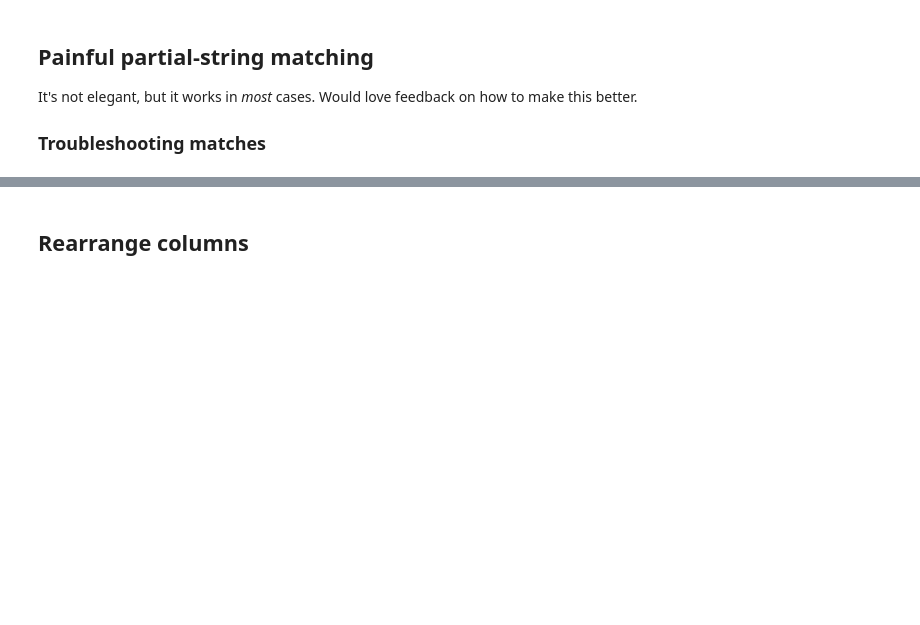
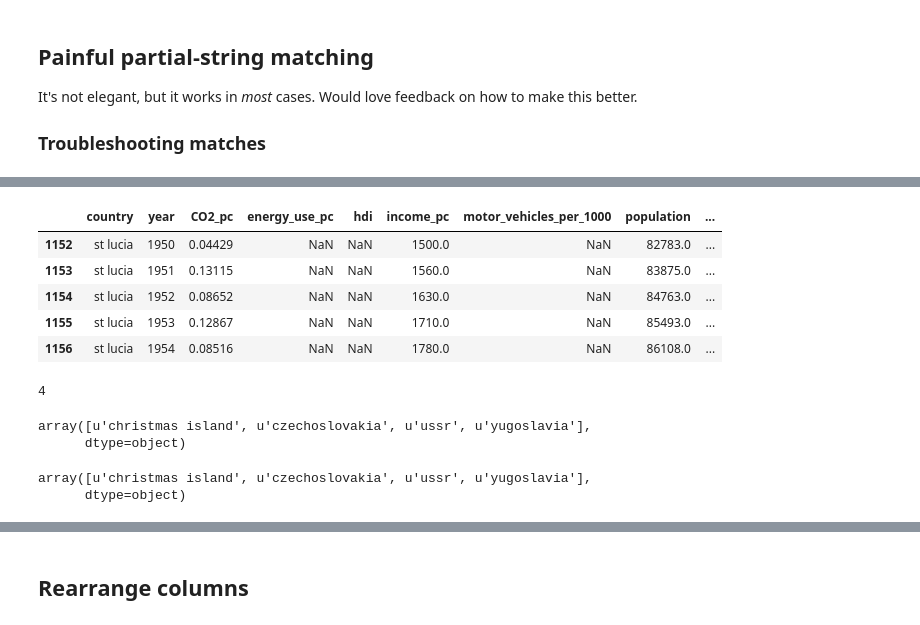
Before and after one commit to limegimlet/data_analysis_gapminder_co2, a Jupyter notebook: gapminder/make_df.ipynb, the cells around one changed output, grey strips where cells are left out. Drawn from its saved outputs; the diff is of its cells as text; code cells hidden in the pictures; blank space fills up the shorter version.

```diff
--- a/gapminder/make_df.ipynb
+++ b/gapminder/make_df.ipynb
@@ -1229,0 +695,9 @@ def add_missing_regions(merged_df, matching_key, current_country):
+# %%
+missing_regions_found.loc[missing_regions_found['country']=='st lucia'].head()
+# %% [output]
+|  | country | year | CO2_pc | energy_use_pc | hdi | income_pc | motor_vehicles_per_1000 | population | ... |
+| 1152 | st lucia | 1950 | 0.04429 | NaN | NaN | 1500.0 | NaN | 82783.0 | ... |
+| 1153 | st lucia | 1951 | 0.13115 | NaN | NaN | 1560.0 | NaN | 83875.0 | ... |
+| 1154 | st lucia | 1952 | 0.08652 | NaN | NaN | 1630.0 | NaN | 84763.0 | ... |
+| 1155 | st lucia | 1953 | 0.12867 | NaN | NaN | 1710.0 | NaN | 85493.0 | ... |
+| 1156 | st lucia | 1954 | 0.08516 | NaN | NaN | 1780.0 | NaN | 86108.0 | ... |
@@ -1229,0 +714,15 @@ def add_missing_regions(merged_df, matching_key, current_country):
+# %%
+# how many still missing?
+print len(missing_regions_found['country'].loc[missing_regions_found['region'].isnull()].unique())
+missing_regions_found['country'].loc[missing_regions_found['region'].isnull()].unique()
+# %% [output]
+4
+array([u'christmas island', u'czechoslovakia', u'ussr', u'yugoslavia'],
+      dtype=object)
+# %%
+missing_regions_found.reset_index(inplace=True)
+still_missing = missing_regions_found['country'].loc[missing_regions_found['region'].isnull()].unique()
+still_missing
+# %% [output]
+array([u'christmas island', u'czechoslovakia', u'ussr', u'yugoslavia'],
+      dtype=object)
```
Also changed, not shown: parts of 54 cells of this notebook.
